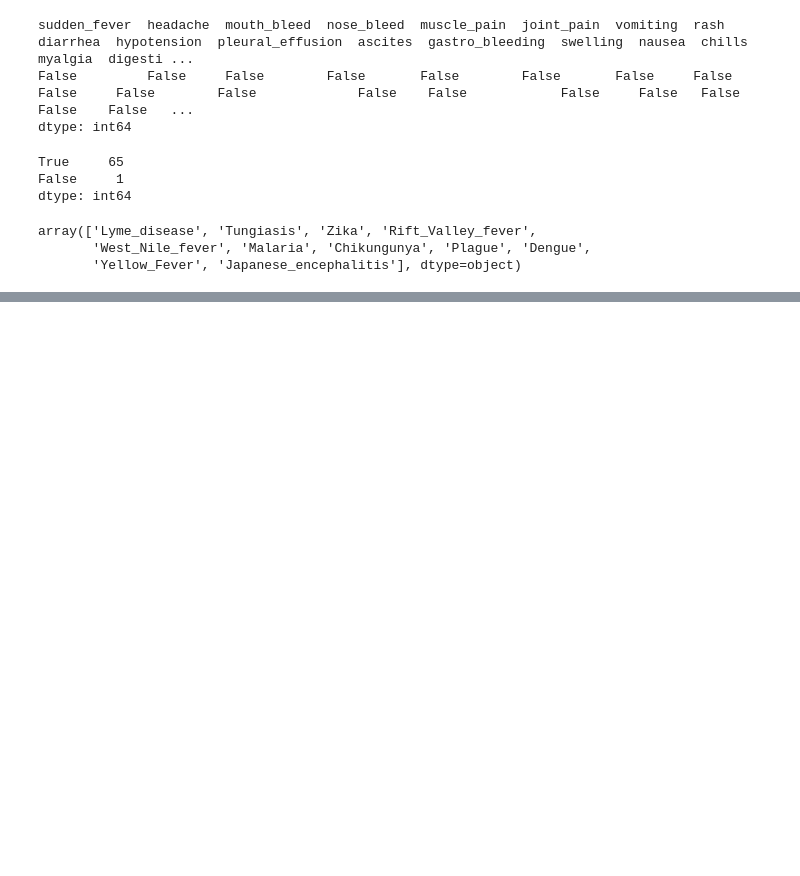
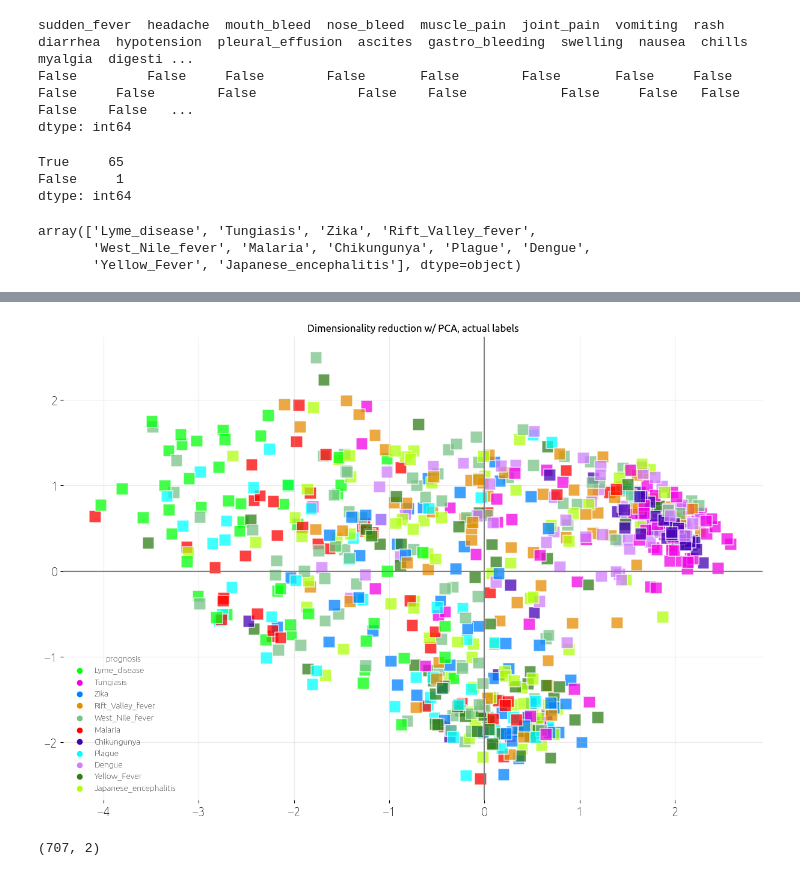
Before and after one commit to tripnv/playgrounds, a Jupyter notebook: 3-13/eda.ipynb, the cells around one changed output, grey strips where cells are left out. Drawn from its saved outputs; the diff is of its cells as text; code cells hidden in the pictures; blank space fills up the shorter version.

```diff
--- a/3-13/eda.ipynb
+++ b/3-13/eda.ipynb
@@ -224,0 +324,8 @@ plt.box()
+# %%
+from distinctipy import distinctipy
+
+# number of colours to generate
+N = len(unique_targets)
+
+# generate N visually distinct colours
+colors = distinctipy.get_colors(N)
@@ -224,0 +335,20 @@ plt.box()
+# %%
+pca = PCA(n_components=2)
+# %%
+feature_subset = train_data.drop(['prognosis', 'external_data'], axis=1)
+# %%
+transformed_features = pca.fit_transform(feature_subset)
+transformed_features.shape
+drx_pca = [(c[0], c[1]) for c in transformed_features]
+xs_pca, ys_pca = zip(*drx_pca)
+# %%
+fig, ax = plt.subplots(figsize=(15,10))
+ax = sns.scatterplot(x = xs_pca,y = ys_pca, hue = train_data[TARGET],  palette = colors, s = 200, alpha = .75, marker='s', edgecolor = 'white')
+ax.set_title('Dimensionality reduction w/ PCA, actual labels')
+ax.set_frame_on(False)
+ax.grid(.25)
+ax.axhline(0, color = 'gray')
+ax.axvline(0, color = 'gray')
+plt.show()
+# %% [output]
+[figure, added]
@@ -224,0 +357,7 @@ plt.box()
+# %%
+transformed_features = tsne.fit_transform(feature_subset)
+print(transformed_features.shape)
+drx_tsne = [(c[0], c[1]) for c in transformed_features]
+xs_tsne, ys_tsne = zip(*drx_tsne)
+# %% [output]
+(707, 2)
```
Also changed, not shown: parts of 16 cells of this notebook, 1 other file.
